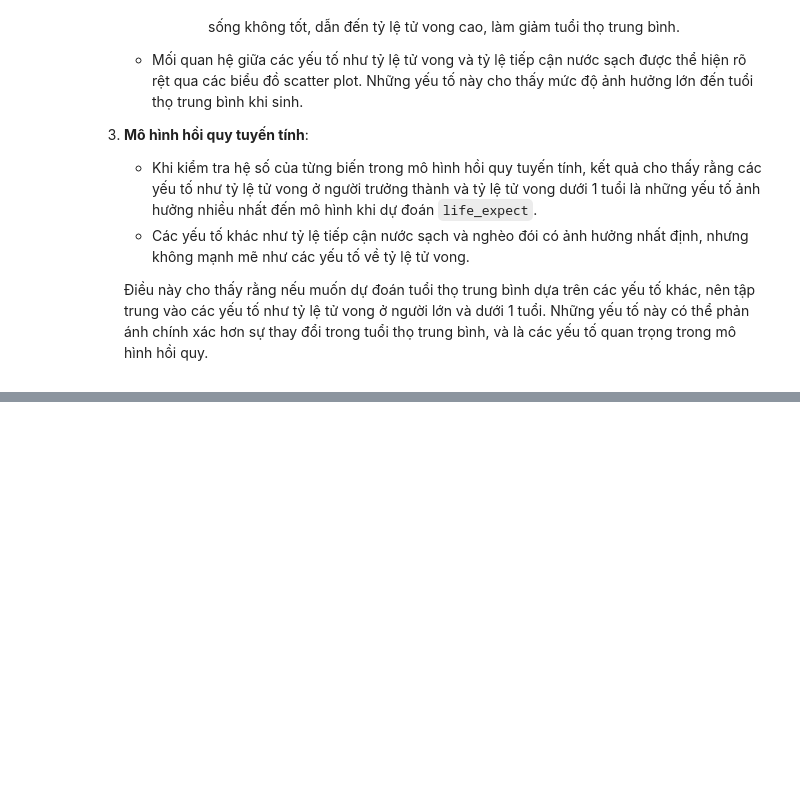
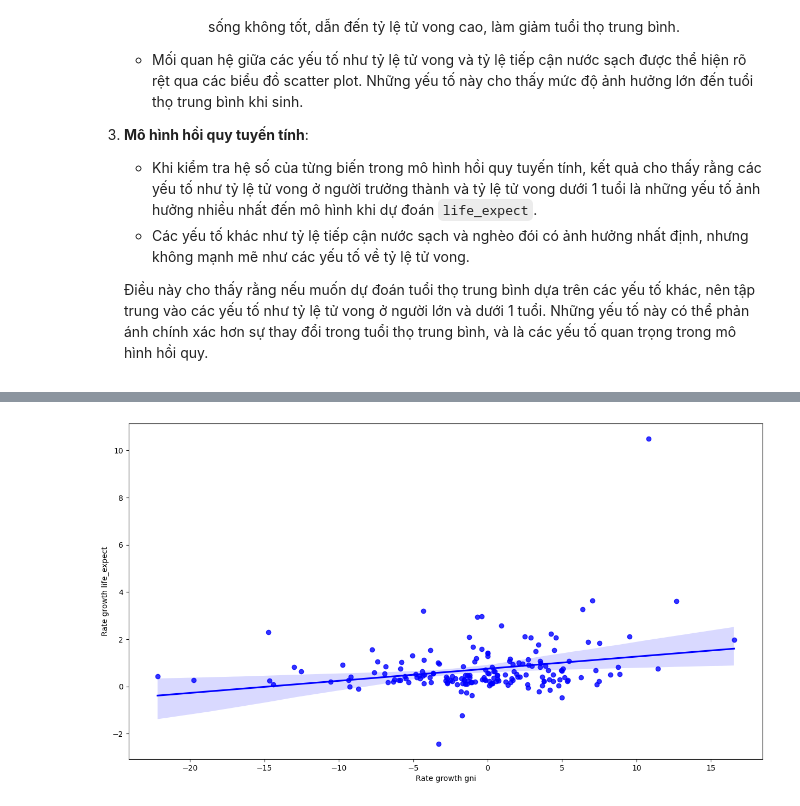
Before and after one commit to asde3458/P4DS, a Jupyter notebook: Source/Question.ipynb, the cells around one changed output, grey strips where cells are left out. Drawn from its saved outputs; the diff is of its cells as text; code cells hidden in the pictures; blank space fills up the shorter version.

```diff
--- a/Source/Question.ipynb
+++ b/Source/Question.ipynb
@@ -535,0 +605,26 @@ for i, v in enumerate(importance):
+# %%
+# hàm growth_rate_by_country trả về tên country, và tốc độ tăng trưởng trung bình.
+def growth_rate_by_country(country, expectancy_df, name_attr, number_year):
+    sort_year_expectancy_df = expectancy_df[expectancy_df['country'] == country].sort_values(by = 'year')[-number_year:]
+    expectancy_values = sort_year_expectancy_df[name_attr].values
+    mean_growth_rate_year = (np.diff(expectancy_values) / expectancy_values[:-1])*100
+    return country, mean_growth_rate_year.mean()
+# %%
+#gni_rate_growth tạo ra 1 dataframe chứa country và tốc độ tăng trưởng gni của năm 2019 so với năm 2018
+import warnings
+warnings.filterwarnings("ignore")
+number_year = 2
+gni_rate_growth = [growth_rate_by_country(country,df3,'une_gni', number_year) for country in df3['country'].unique()]
+gni_rate_growth = dict(gni_rate_growth)
+gni_rate_growth = pd.Series(gni_rate_growth).to_frame().reset_index()
+gni_rate_growth.columns=['country','Rate growth gni']
+# %%
+#life_expect_rate_growth tạo ra 1 dataframe chứa country và tốc độ tăng trưởng life_expect của năm 2019 so với năm 2018
+life_expect_rate_growth = [growth_rate_by_country(country,df3,'life_expect', number_year) for country in df3['country'].unique()]
+life_expect_rate_growth = dict(life_expect_rate_growth)
+life_expect_rate_growth = pd.Series(life_expect_rate_growth).to_frame().reset_index()
+life_expect_rate_growth.columns=['country','Rate growth life_expect']
+# %%
+#kết hợp 2 dataframe gni_rate_growth và life_expect_rate_growth
+gni_life_expect_year = gni_rate_growth.merge(life_expect_rate_growth, on='country')
+gni_life_expect_year
@@ -535,0 +645,6 @@ for i, v in enumerate(importance):
+# %%
+fig, ax = plt.subplots(figsize=(15,8))
+sns.regplot(x=gni_life_expect_year['Rate growth gni'],y=gni_life_expect_year['Rate growth life_expect'], color = 'blue', ax = ax)
+plt.show()
+# %% [output]
+[figure, added]
```
Also changed, not shown: parts of 10 cells of this notebook, 6 other files.
